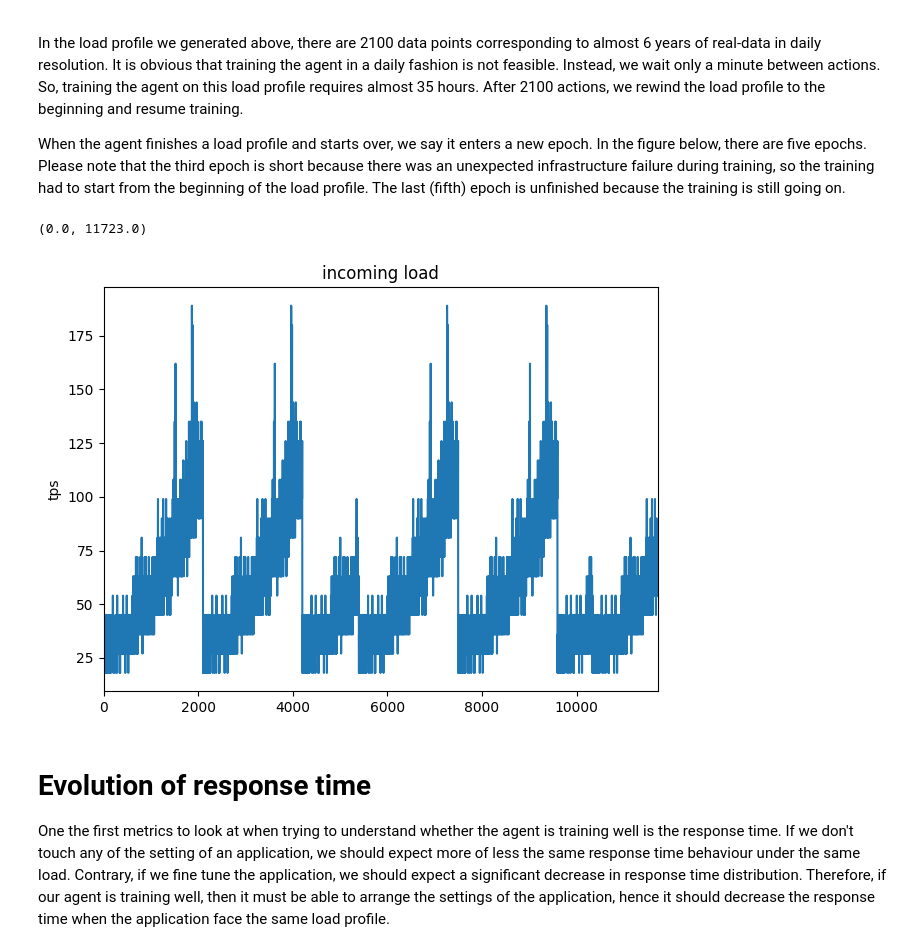
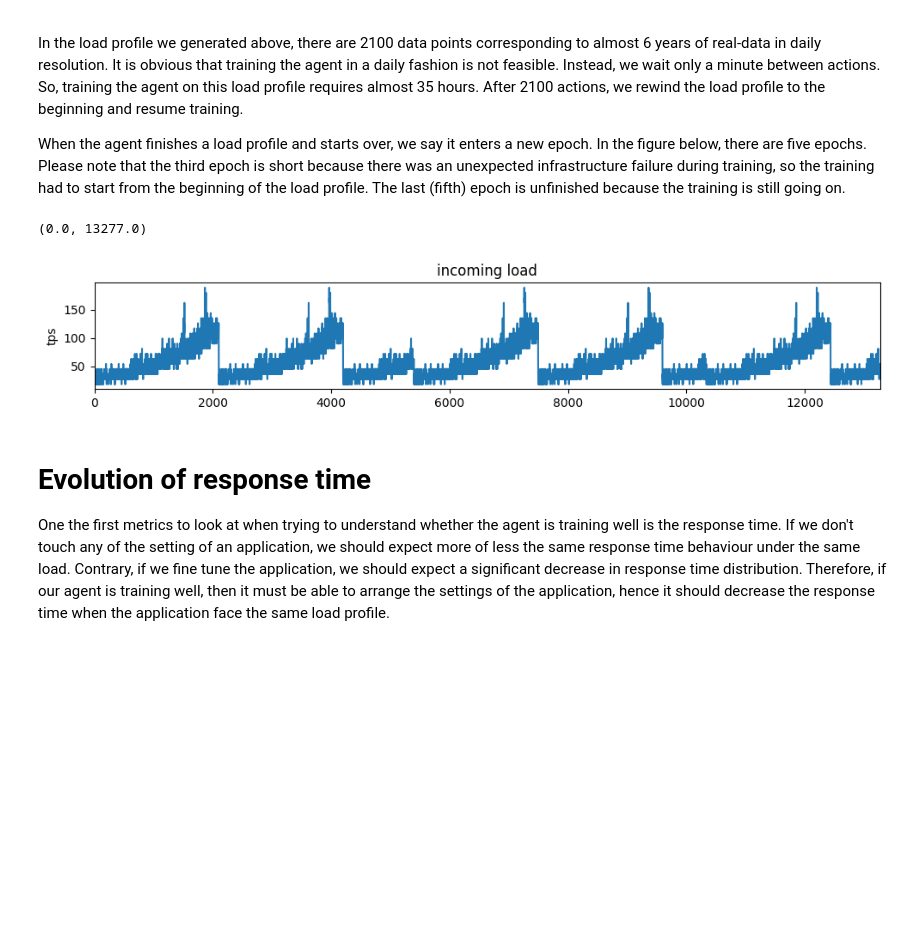
Before and after one commit to app2scale/agent, a Jupyter notebook: server_client_v2/visualize_results.ipynb, the cells around one changed output. Drawn from its saved outputs; the diff is of its cells as text; code cells hidden in the pictures; blank space fills up the shorter version.

```diff
--- a/server_client_v2/visualize_results.ipynb
+++ b/server_client_v2/visualize_results.ipynb
@@ -6,19 +6,15 @@ import numpy as np
 # Number of time steps in one epoch
 n = 2100
 
-# output = pd.read_csv('output.csv')
-# output['epoch'] = output.index // n
-# output2 = pd.read_csv('output_2.csv')
-# output2['epoch'] = output2.index // n
-# output2['epoch'] = output2['epoch']  + output['epoch'].max() + 1
-# data = pd.concat([output,output2]).reset_index()
+data_file_df_list = []
+epoch_offset = 0
+for data_file in ['output.csv','output_2.csv','output_3.csv']:
+    data_file_df = pd.read_csv(data_file)
+    data_file_df['epoch'] = epoch_offset + data_file_df.index // n
+    epoch_offset = data_file_df['epoch'].max() + 1
+    data_file_df_list.append(data_file_df)
 
-# HN
-output = pd.read_csv('output.csv')
-output_2 = pd.read_csv('output_2.csv')
-output_3 = pd.read_csv('output_3.csv')
-data = pd.concat([output,output_2,output_3]).reset_index()
-data['epoch'] = data.index // n
+data = pd.concat(data_file_df_list).reset_index()
 
 data['log_response_time'] = np.log(data['response_time'])
 epoch_boundaries = data[data['epoch'] - data['epoch'].shift() == 1].index
@@ -41,15 +37,15 @@ In the load profile we generated above, there are 2100 data points corresponding
 
 When the agent finishes a load profile and starts over, we say it enters a new epoch. In the figure below, there are five epochs. Please note that the third epoch is short because there was an unexpected infrastructure failure during training, so the training had to start from the beginning of the load profile. The last (fifth) epoch is unfinished because the training is still going on.
 # %%
-fig, axes = plt.subplots(nrows=1,ncols=1,sharex=True)
+fig, axes = plt.subplots(nrows=1,ncols=1,sharex=True, figsize=(10,2))
 fig.set_tight_layout(True)
 axes.plot(data['expected_tps'])
 axes.set_title('incoming load')
 axes.set_ylabel('tps')
 axes.set_xlim((0, len(data)))
 # %% [output]
-(0.0, 11723.0)
+(0.0, 13277.0)
-[figure, old version]
+[figure, new version]
 # %% [markdown]
 # Evolution of response time
 One the first metrics to look at when trying to understand whether the agent is training well is the response time. If we don't touch any of the setting of an application, we should expect more of less the same response time behaviour under the same load. Contrary, if we fine tune the application, we should expect a significant decrease in response time distribution.  Therefore, if our agent is training well, then it must be able to arrange the settings of the application, hence it should decrease the response time when the application face the same load profile.
```
Also changed, not shown: parts of 6 cells of this notebook.
